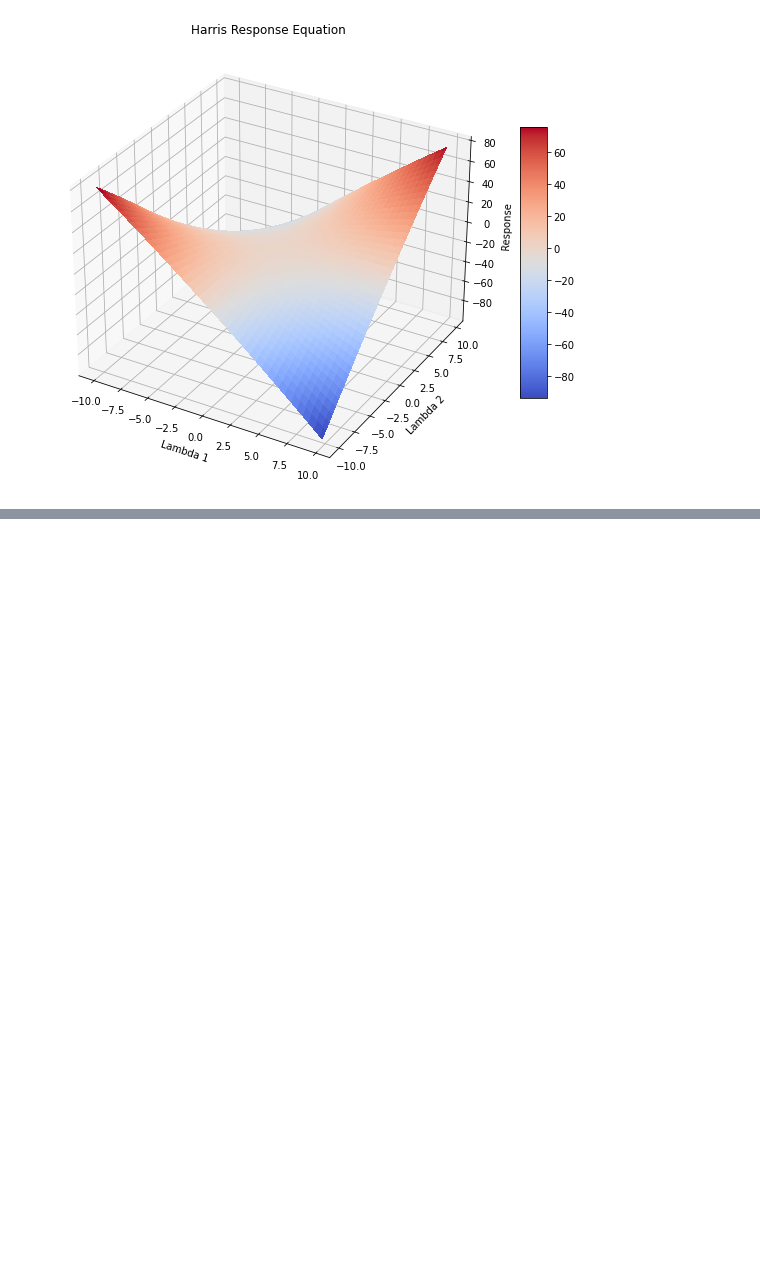
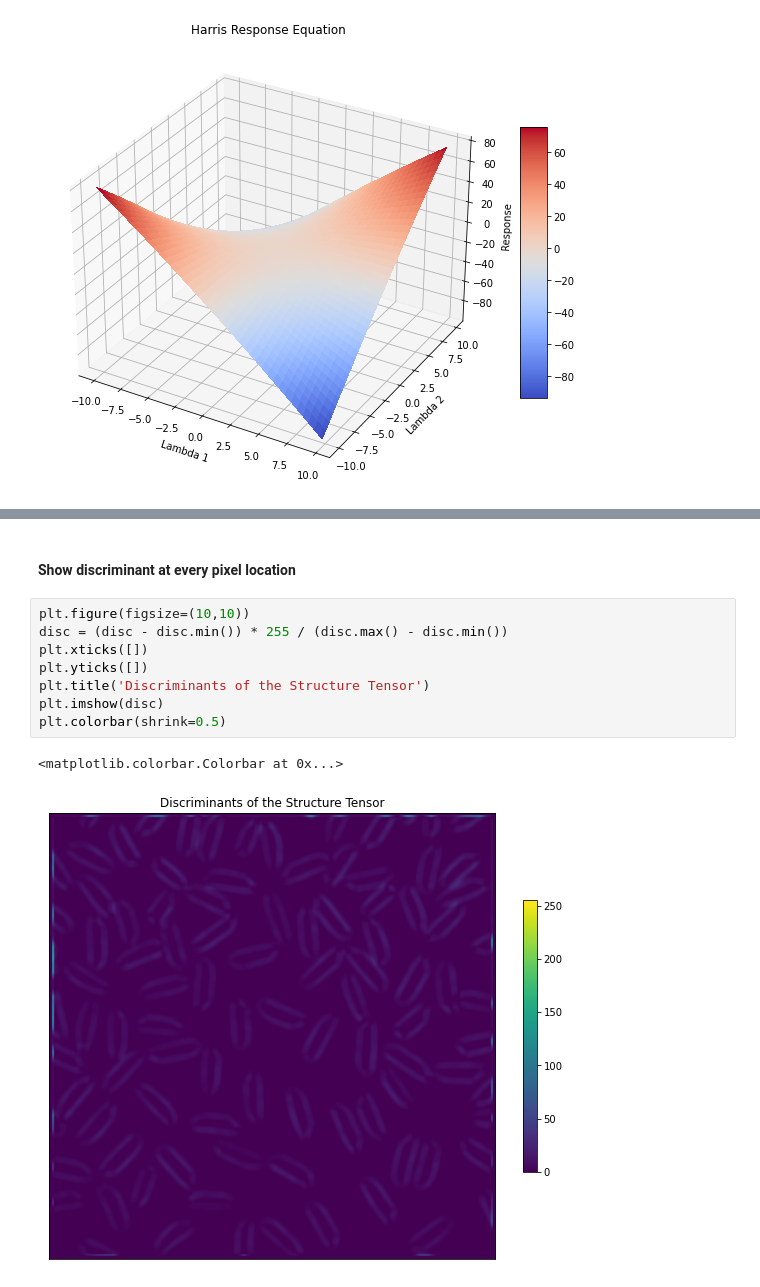
Before and after one commit to AIP-Mizzou/HarrisFeature, a Jupyter notebook: main.ipynb, the cells around one changed output, grey strips where cells are left out. Drawn from its saved outputs; the diff is of its cells as text; blank space fills up the shorter version.

```diff
--- a/main.ipynb
+++ b/main.ipynb
@@ -254,0 +274,13 @@ plt.imshow(image_features)
+# %% [markdown]
+#### Show discriminant at every pixel location
+# %%
+plt.figure(figsize=(10,10))
+disc = (disc - disc.min()) * 255 / (disc.max() - disc.min())
+plt.xticks([])
+plt.yticks([])
+plt.title('Discriminants of the Structure Tensor')
+plt.imshow(disc)
+plt.colorbar(shrink=0.5)
+# %% [output]
+<matplotlib.colorbar.Colorbar at 0x...>
+[figure, added]
```
Also changed, not shown: parts of 9 cells of this notebook.
